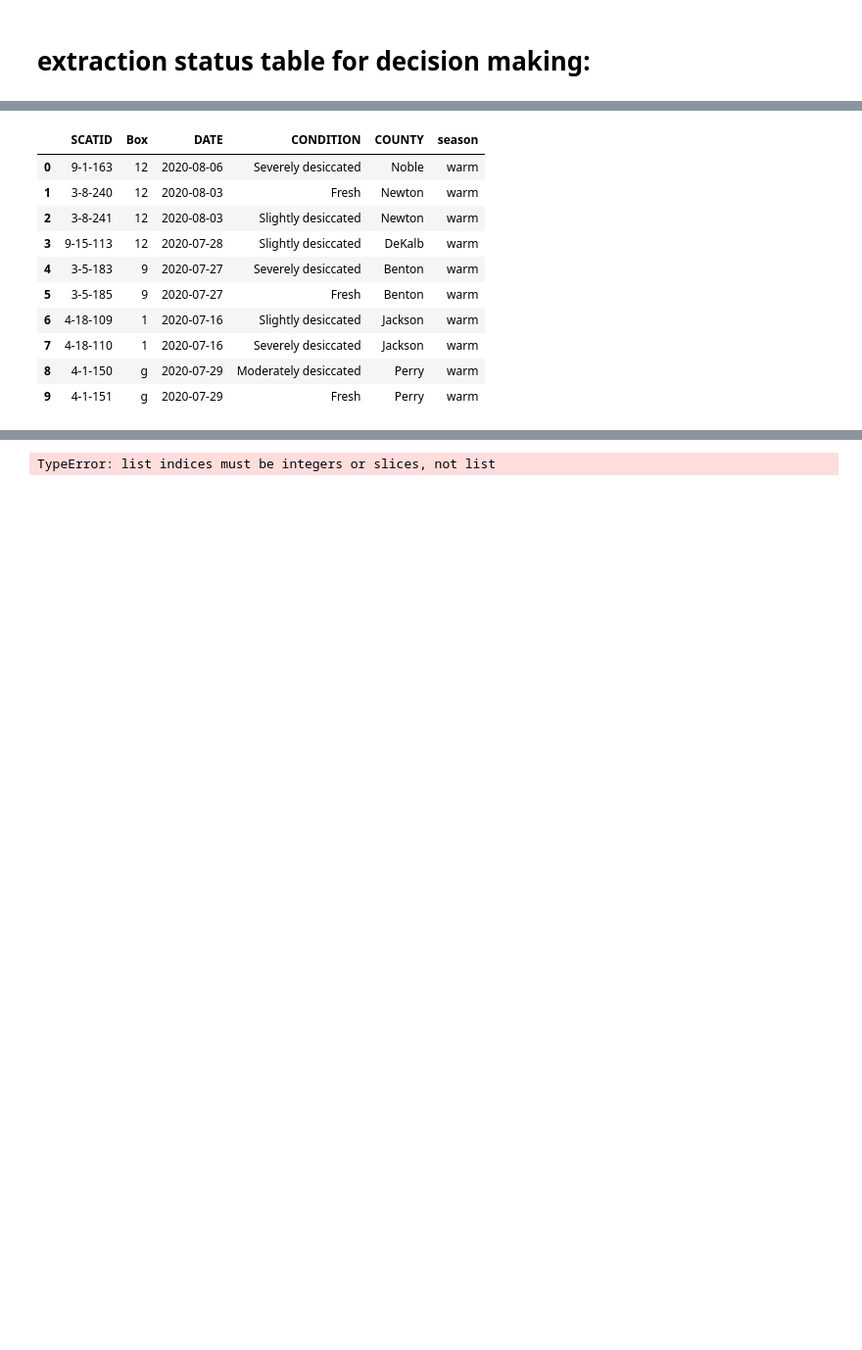
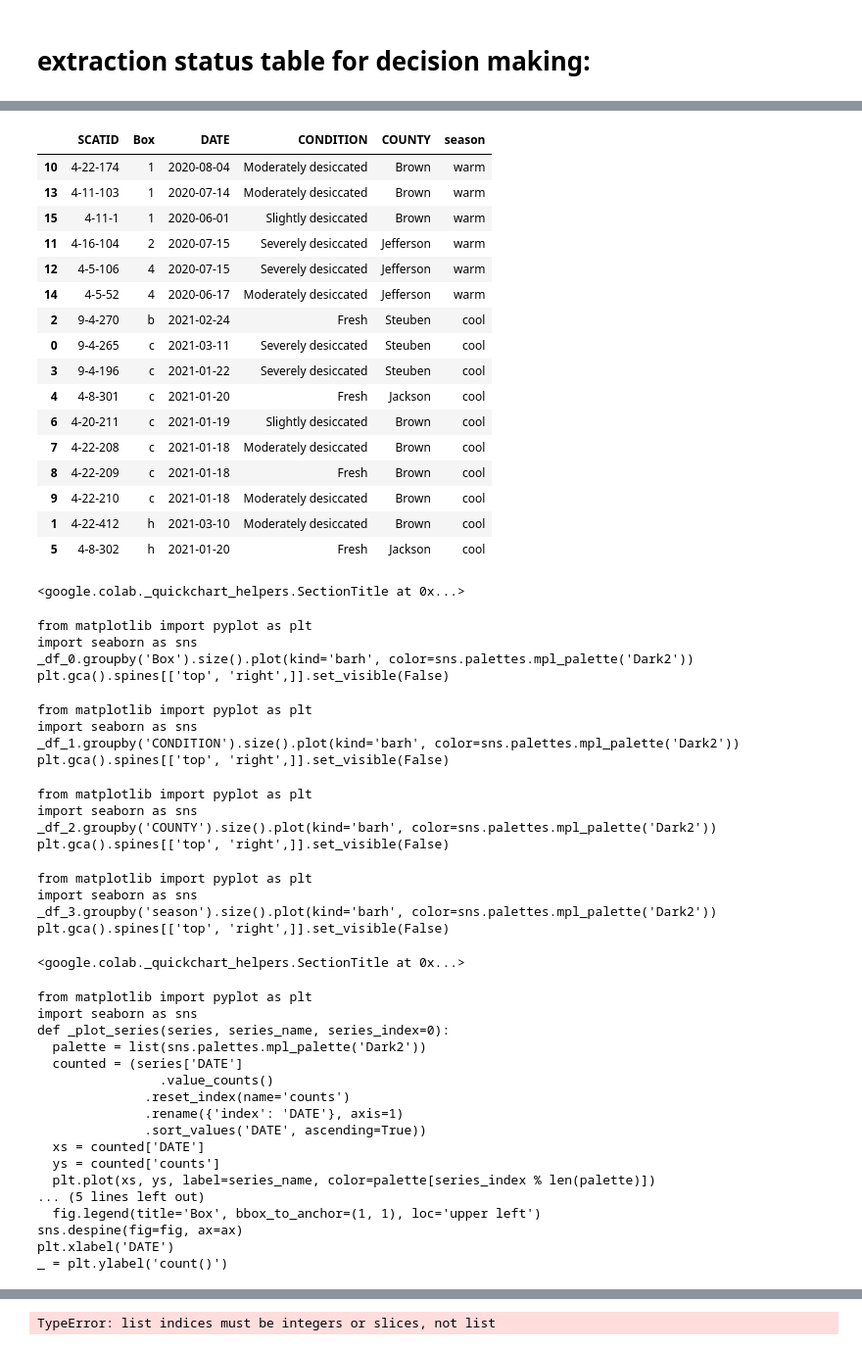
Before and after one commit to poudelmohit/carnivore_scat_samples_extraction, a Jupyter notebook: listing_samples_to_extract.ipynb, the cells around one changed output, grey strips where cells are left out. Shown at 98% size. Saved outputs shown, nothing was run; the diff lists cells and outputs as text; code cells hidden in the pictures; blank space fills up the shorter version.

```diff
--- a/listing_samples_to_extract.ipynb
+++ b/listing_samples_to_extract.ipynb
@@ -633,14 +678,59 @@ for_next_week = ['4-1-150', '4-1-151', '3-5-183', '3-5-185', '9-15-113', '4-18-1
+# %%
+for_next_week = ['4-5-106','4-5-52','4-16-104','4-11-1', '4-11-103','4-22-174','9-4-265','9-4-270','4-20-211','9-4-196','4-8-301','4-8-302','4-22-412','4-22-208','4-22-209','4-22-210']
+# %%
+combined_df['Box'] = combined_df['Box'].astype(str)
 # %%
-combined_df[combined_df['SCATID'].isin(for_next_week)][['SCATID','Box', 'DATE', 'CONDITION', 'COUNTY', 'season']].reset_index(drop=True)
+combined_df[combined_df['SCATID'].isin(for_next_week)][['SCATID','Box', 'DATE', 'CONDITION', 'COUNTY', 'season']].reset_index(drop=True).sort_values(by=['Box'])
 # %% [output]
 |  | SCATID | Box | DATE | CONDITION | COUNTY | season |
-| 0 | 9-1-163 | 12 | 2020-08-06 | Severely desiccated | Noble | warm |
-| 1 | 3-8-240 | 12 | 2020-08-03 | Fresh | Newton | warm |
-| 2 | 3-8-241 | 12 | 2020-08-03 | Slightly desiccated | Newton | warm |
-| 3 | 9-15-113 | 12 | 2020-07-28 | Slightly desiccated | DeKalb | warm |
-| 4 | 3-5-183 | 9 | 2020-07-27 | Severely desiccated | Benton | warm |
-| 5 | 3-5-185 | 9 | 2020-07-27 | Fresh | Benton | warm |
-| 6 | 4-18-109 | 1 | 2020-07-16 | Slightly desiccated | Jackson | warm |
-| 7 | 4-18-110 | 1 | 2020-07-16 | Severely desiccated | Jackson | warm |
-| 8 | 4-1-150 | g | 2020-07-29 | Moderately desiccated | Perry | warm |
-| 9 | 4-1-151 | g | 2020-07-29 | Fresh | Perry | warm |
+| 10 | 4-22-174 | 1 | 2020-08-04 | Moderately desiccated | Brown | warm |
+| 13 | 4-11-103 | 1 | 2020-07-14 | Moderately desiccated | Brown | warm |
+| 15 | 4-11-1 | 1 | 2020-06-01 | Slightly desiccated | Brown | warm |
+| 11 | 4-16-104 | 2 | 2020-07-15 | Severely desiccated | Jefferson | warm |
+| 12 | 4-5-106 | 4 | 2020-07-15 | Severely desiccated | Jefferson | warm |
+| 14 | 4-5-52 | 4 | 2020-06-17 | Moderately desiccated | Jefferson | warm |
+| 2 | 9-4-270 | b | 2021-02-24 | Fresh | Steuben | cool |
+| 0 | 9-4-265 | c | 2021-03-11 | Severely desiccated | Steuben | cool |
+| 3 | 9-4-196 | c | 2021-01-22 | Severely desiccated | Steuben | cool |
+| 4 | 4-8-301 | c | 2021-01-20 | Fresh | Jackson | cool |
+| 6 | 4-20-211 | c | 2021-01-19 | Slightly desiccated | Brown | cool |
+| 7 | 4-22-208 | c | 2021-01-18 | Moderately desiccated | Brown | cool |
+| 8 | 4-22-209 | c | 2021-01-18 | Fresh | Brown | cool |
+| 9 | 4-22-210 | c | 2021-01-18 | Moderately desiccated | Brown | cool |
+| 1 | 4-22-412 | h | 2021-03-10 | Moderately desiccated | Brown | cool |
+| 5 | 4-8-302 | h | 2021-01-20 | Fresh | Jackson | cool |
+<google.colab._quickchart_helpers.SectionTitle at 0x...>
+from matplotlib import pyplot as plt
+import seaborn as sns
+_df_0.groupby('Box').size().plot(kind='barh', color=sns.palettes.mpl_palette('Dark2'))
+plt.gca().spines[['top', 'right',]].set_visible(False)
+from matplotlib import pyplot as plt
+import seaborn as sns
+_df_1.groupby('CONDITION').size().plot(kind='barh', color=sns.palettes.mpl_palette('Dark2'))
+plt.gca().spines[['top', 'right',]].set_visible(False)
+from matplotlib import pyplot as plt
+import seaborn as sns
+_df_2.groupby('COUNTY').size().plot(kind='barh', color=sns.palettes.mpl_palette('Dark2'))
+plt.gca().spines[['top', 'right',]].set_visible(False)
+from matplotlib import pyplot as plt
+import seaborn as sns
+_df_3.groupby('season').size().plot(kind='barh', color=sns.palettes.mpl_palette('Dark2'))
+plt.gca().spines[['top', 'right',]].set_visible(False)
+<google.colab._quickchart_helpers.SectionTitle at 0x...>
+from matplotlib import pyplot as plt
+import seaborn as sns
+def _plot_series(series, series_name, series_index=0):
+  palette = list(sns.palettes.mpl_palette('Dark2'))
+  counted = (series['DATE']
+                .value_counts()
+              .reset_index(name='counts')
+              .rename({'index': 'DATE'}, axis=1)
+              .sort_values('DATE', ascending=True))
+  xs = counted['DATE']
+  ys = counted['counts']
+  plt.plot(xs, ys, label=series_name, color=palette[series_index % len(palette)])
+... (5 lines left out)
+  fig.legend(title='Box', bbox_to_anchor=(1, 1), loc='upper left')
+sns.despine(fig=fig, ax=ax)
+plt.xlabel('DATE')
+_ = plt.ylabel('count()')
```
Also changed, not shown: parts of 34 cells of this notebook.
